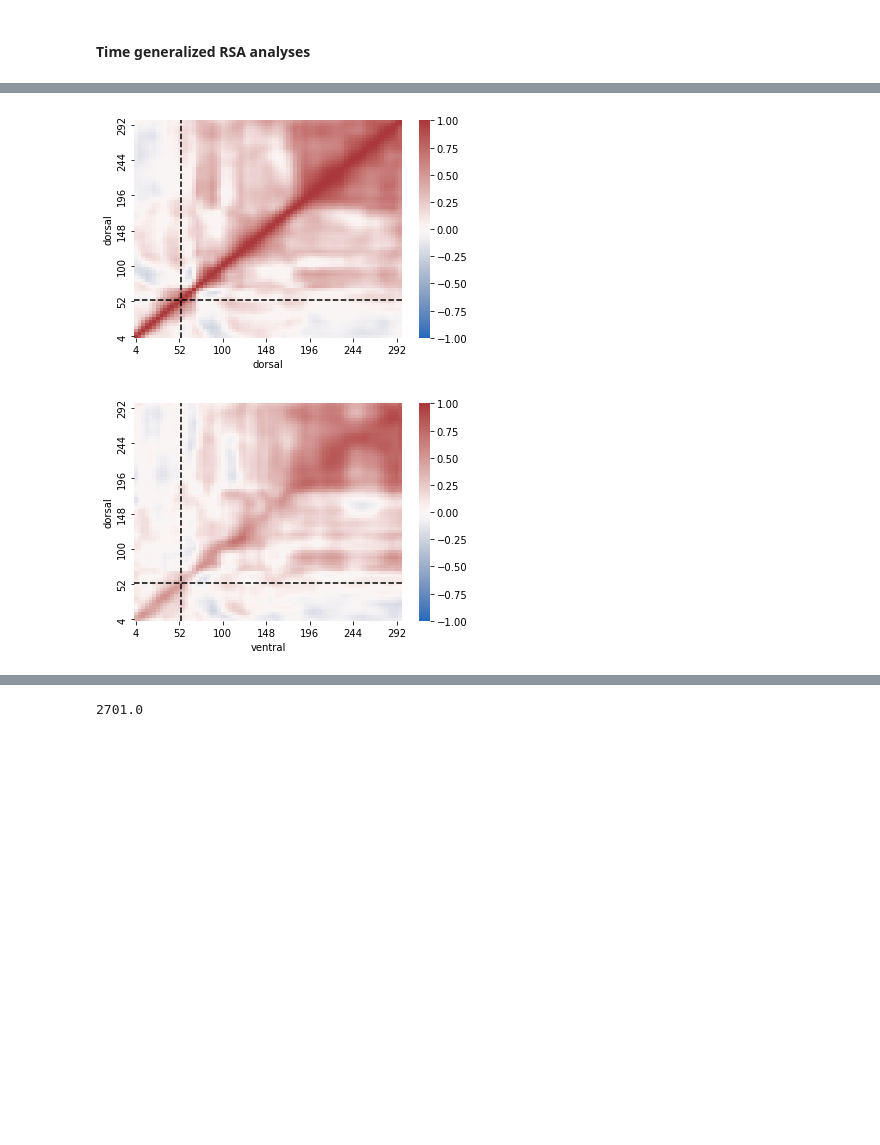
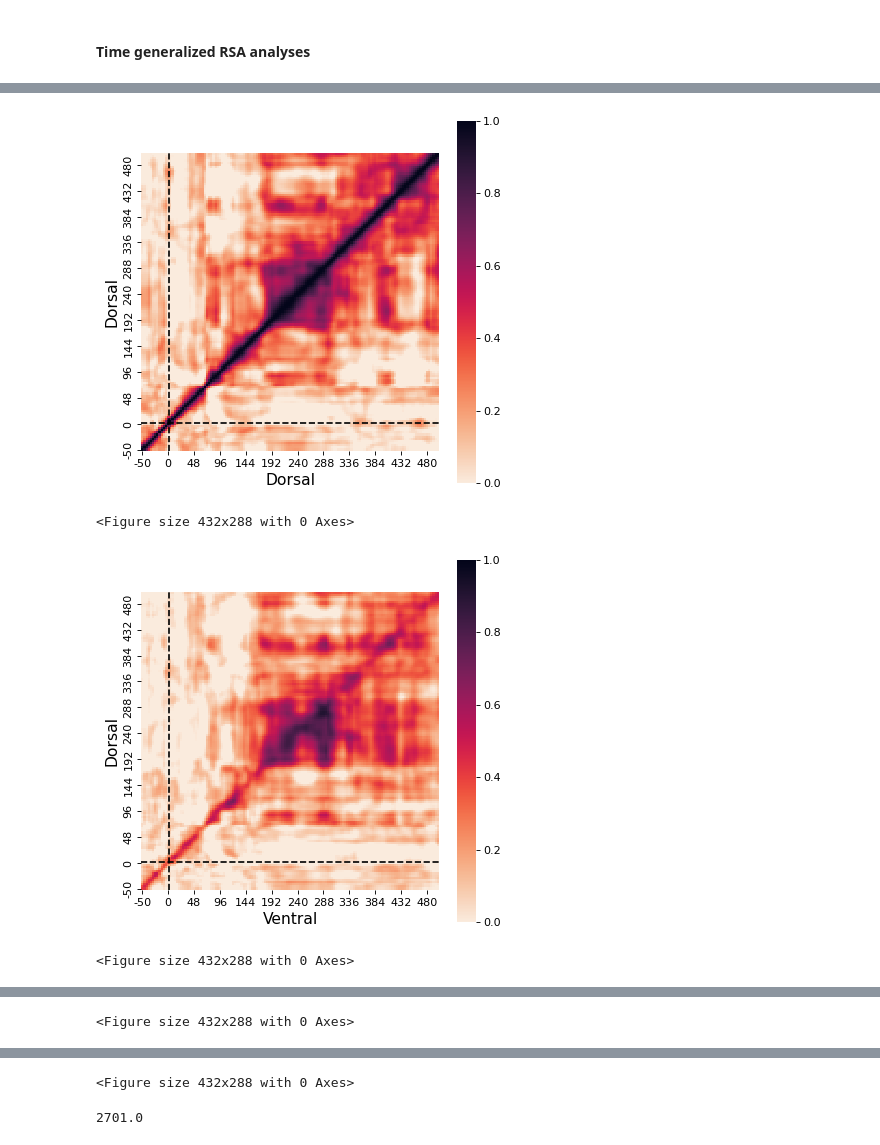
Before and after one commit to vayzenb/pepdoc, a Jupyter notebook: analysis/pepdoc_analysis_figs.ipynb, the cells around one changed output, grey strips where cells are left out. Cells and saved outputs as stored; diff of their text form; code cells hidden in the pictures; blank space fills up the shorter version.

Commit message:
gettting these damn graphs

```diff
--- a/analysis/pepdoc_analysis_figs.ipynb
+++ b/analysis/pepdoc_analysis_figs.ipynb
@@ -326,11 +326,11 @@ left_side = corr_ts[(inds[1],inds[0])] #extract upper triangle
 
 for corr in corr_df['corrs']:
     if len(np.where(right_side == corr)[0]) == 1:
-        label.append('dorsal')
+        label.append('Dorsal')
     if len(np.where(left_side == corr)[0]) == 1:
-        label.append('ventral')
-    else:
-        label.append('same')
+        label.append('Ventral')
+    elif len(np.where(right_side == corr)[0]) == 0 and len(np.where(left_side == corr)[0]) == 0:
+        label.append('Same')
 
 
     curr_x = np.where(corr_ts == corr)[0]
@@ -369,2 +346,0 @@ label
-# %%
-corr_df[corr_df['x_coord'] == corr_df['y_coord']]['offset'] = 0
@@ -376,0 +349,3 @@ See the caveats in the documentation: https://pandas.pydata.org/pandas-docs/stab
+# %%
+corr_df = corr_df.sort_values(by='corrs', ascending=False)
+corr_df = corr_df.reset_index()
@@ -377,28 +386,42 @@ See the caveats in the documentation: https://pandas.pydata.org/pandas-docs/stab
 # %%
 """
 Plot time generalization RDMs
 """
 
 rois = ['dorsal','ventral']
 #rois = ['dorsal']
 
 #timepoints = np.asanyarray(timepoints)
 time_cols = np.asanyarray(timepoints)
 time_cols[1:] = time_cols[1:] + 2
 for roi1 in rois:
     for roi2 in rois:
+        plt.figure(figsize=(6, 6), dpi=80)
         corr_ts = np.load(f'{results_dir}/rsa/{roi1}_{roi2}_corr_ts.npy')
 
         corr_df = pd.DataFrame(corr_ts, columns = time_cols, index = time_cols)
-        corr_df = corr_df.iloc[stim_onset:stim_offset,stim_onset:stim_offset]
-        ax = sns.heatmap(corr_df,xticklabels=12,yticklabels=12, vmin = -1, vmax = 1, cmap= "vlag")
+        #corr_df = corr_df.iloc[stim_onset:stim_offset,stim_onset:stim_offset]
+        ax = sns.heatmap(corr_df,xticklabels=12,yticklabels=12, vmin = 0, vmax = 1, square = True,
+            cmap= "rocket_r")
         #ax.set_title(f'{roi1} {roi2}')
         ax.invert_yaxis()
         plt.axvline(13,  linestyle='--', color = 'black')
         plt.axhline(13,  linestyle='--', color = 'black')
-        plt.ylabel(roi1)
-        plt.xlabel(roi2)
+        plt.ylabel(roi1.capitalize(), fontsize=14)
+        plt.xlabel(roi2.capitalize(), fontsize=14)
+        #cbar = ax.collections[0].colorbar
+        #cbar.ax.tick_params(labelsize=12)
+        #cbar.ax.clabel
+
+
+        #ax.set(xticklabels=[])
+        #ax.tick_params(bottom=False)  # remove the ticks
+        ax.spines['top'].set_visible(False)
+        ax.spines['right'].set_visible(False)
         plt.show()
+        plt.savefig(f'{fig_dir}/{roi1}_{roi2}_time_generalization.png', dpi=300)
 # %% [output]
-[figure, old version]
+[figure, new version]
+<Figure size 432x288 with 0 Axes>
-[figure, old version]
+[figure, new version]
+<Figure size 432x288 with 0 Axes>
@@ -405,0 +429 @@ for roi1 in rois:
+<Figure size 432x288 with 0 Axes>
@@ -407,3 +431,4 @@ for roi1 in rois:
+<Figure size 432x288 with 0 Axes>
 # %%
 """
 Test whether RDMs are right shifted or left shifted
```
Also changed, not shown: parts of 7 cells of this notebook.
